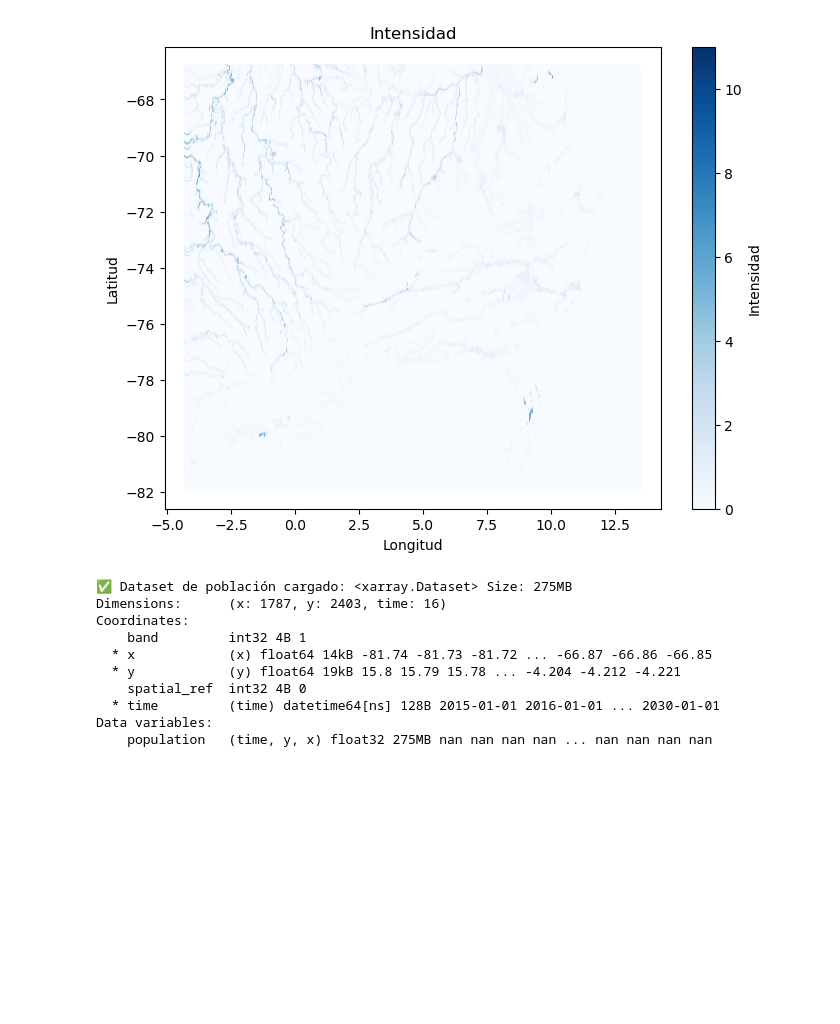
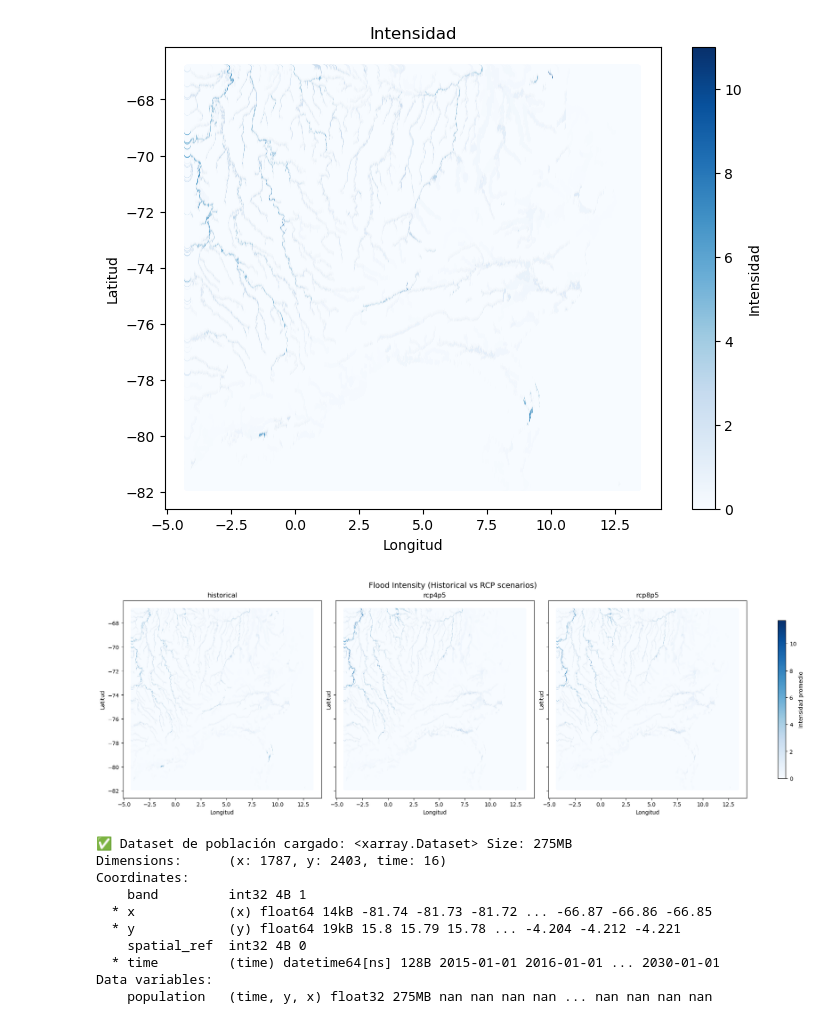
Before and after one commit to waleonr/CLIMADACOL, a Jupyter notebook: CLIMADA.ipynb, the cells around one changed output. Drawn from its saved outputs; the diff is of its cells as text; code cells hidden in the pictures; blank space fills up the shorter version.

```diff
--- a/CLIMADA.ipynb
+++ b/CLIMADA.ipynb
@@ -344,6 +353,72 @@ plt.title("Intensidad")
 plt.show()
 # %% [output]
 [figure]
+# %%
+import numpy as np
+import matplotlib.pyplot as plt
+
+hazards = hazards_final
+
+# =========================
+# 1. Calcular intensidades
+# =========================
+intensity_data = {}
+
+for key, haz in hazards.items():
+
+    intensity_matrix = haz.intensity.toarray() if not isinstance(haz.intensity, np.ndarray) else haz.intensity
+    mean_intensity = intensity_matrix.mean(axis=0)
+
+    intensity_data[key] = mean_intensity
+
+    lons = haz.centroids.coord[:,0]
+    lats = haz.centroids.coord[:,1]
+
+# =========================
+# 2. Escala común
+# =========================
+all_values = np.concatenate(list(intensity_data.values()))
+vmin = all_values.min()
+vmax = all_values.max()
+
+# =========================
+# 3. Subplots
+# =========================
+fig, axes = plt.subplots(
+    1,
+    len(hazards),
+    figsize=(18,6),
+    sharex=True,
+    sharey=True,
+    constrained_layout=True
+)
+
+for ax, (scenario, values) in zip(axes, intensity_data.items()):
+
+    sc = ax.scatter(
+        lons, lats,
+        c=values,
+        cmap="Blues",
+        s=10,
+        vmin=vmin,
+        vmax=vmax
+    )
+
+    ax.set_title(scenario)
+    ax.set_xlabel("Longitud")
+    ax.set_ylabel("Latitud")
+
+# =========================
+# 4. Colorbar
+# =========================
+cbar = fig.colorbar(sc, ax=axes, shrink=0.8)
+cbar.set_label("Intensidad promedio")
+
+fig.suptitle("Flood Intensity (Historical vs RCP scenarios)", fontsize=14)
+
+plt.show()
+# %% [output]
+[figure, added]
 # %%
 import glob
 import numpy as np
```
Also changed, not shown: parts of 49 cells of this notebook, 1 other file.
